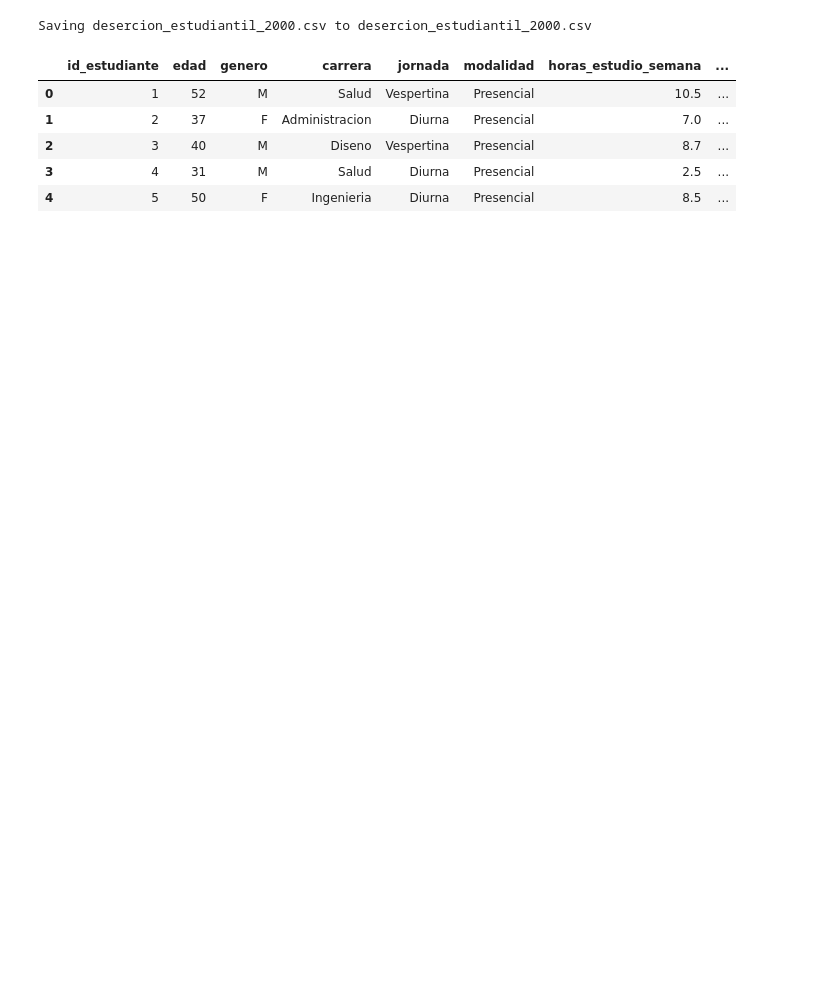
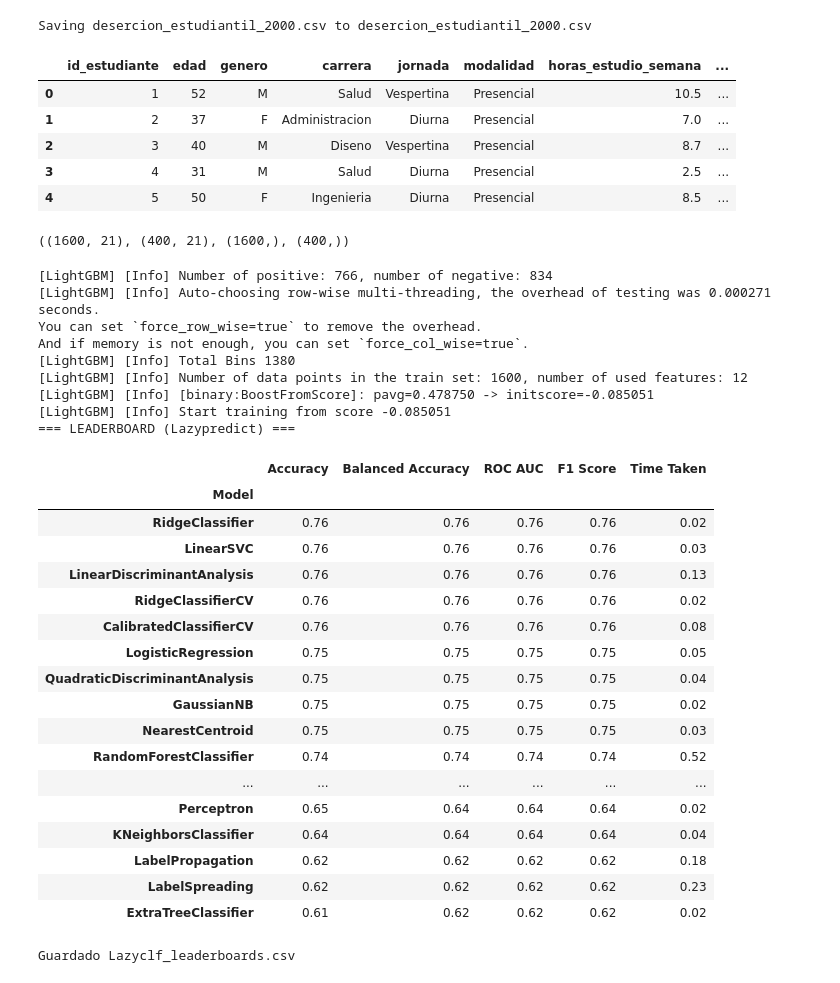
Before and after one commit to milo80-creator/IA_ML, a Jupyter notebook: IA_ML_Clase_06_09_Desercion_Github2.ipynb, the cells around one changed output. Saved outputs shown, nothing was run; the diff lists cells and outputs as text; code cells hidden in the pictures; blank space fills up the shorter version.

```diff
--- a/IA_ML_Clase_06_09_Desercion_Github2.ipynb
+++ b/IA_ML_Clase_06_09_Desercion_Github2.ipynb
@@ -39,0 +55,52 @@ df.head()
+# %%
+X = pd.get_dummies(X, drop_first=True)
+# %%
+X_trval, X_test, y_trval, y_test = train_test_split(X, y, test_size=0.2, random_state=42, stratify=y)
+# %%
+X_train, X_val, y_train, y_val = train_test_split(X_trval, y_trval, test_size=0.25, random_state=42, stratify=y_trval)
+# %%
+import pandas as pd
+X_tr = pd.concat([X_train, X_val], axis=0)
+y_tr = pd.concat([y_train, y_val], axis=0)
+X_tr.shape, X_test.shape, y_tr.shape, y_test.shape
+# %% [output]
+((1600, 21), (400, 21), (1600,), (400,))
+# %%
+from lazypredict.Supervised import LazyClassifier
+clf = LazyClassifier(verbose=0, ignore_warnings=True, custom_metric=None)
+models_df, predictions = clf.fit(X_tr, X_test, y_tr, y_test)
+print("=== LEADERBOARD (Lazypredict) ===")
+models_df.head(25)
+# %% [output]
+[LightGBM] [Info] Number of positive: 766, number of negative: 834
+[LightGBM] [Info] Auto-choosing row-wise multi-threading, the overhead of testing was 0.000271 seconds.
+You can set `force_row_wise=true` to remove the overhead.
+And if memory is not enough, you can set `force_col_wise=true`.
+[LightGBM] [Info] Total Bins 1380
+[LightGBM] [Info] Number of data points in the train set: 1600, number of used features: 12
+[LightGBM] [Info] [binary:BoostFromScore]: pavg=0.478750 -> initscore=-0.085051
+[LightGBM] [Info] Start training from score -0.085051
+=== LEADERBOARD (Lazypredict) ===
+|  | Accuracy | Balanced Accuracy | ROC AUC | F1 Score | Time Taken |
+| Model |  |  |  |  |  |
+| RidgeClassifier | 0.76 | 0.76 | 0.76 | 0.76 | 0.02 |
+| LinearSVC | 0.76 | 0.76 | 0.76 | 0.76 | 0.03 |
+| LinearDiscriminantAnalysis | 0.76 | 0.76 | 0.76 | 0.76 | 0.13 |
+| RidgeClassifierCV | 0.76 | 0.76 | 0.76 | 0.76 | 0.02 |
+| CalibratedClassifierCV | 0.76 | 0.76 | 0.76 | 0.76 | 0.08 |
+| LogisticRegression | 0.75 | 0.75 | 0.75 | 0.75 | 0.05 |
+| QuadraticDiscriminantAnalysis | 0.75 | 0.75 | 0.75 | 0.75 | 0.04 |
+| GaussianNB | 0.75 | 0.75 | 0.75 | 0.75 | 0.02 |
+| NearestCentroid | 0.75 | 0.75 | 0.75 | 0.75 | 0.03 |
+| RandomForestClassifier | 0.74 | 0.74 | 0.74 | 0.74 | 0.52 |
+| ... | ... | ... | ... | ... | ... |
+| Perceptron | 0.65 | 0.64 | 0.64 | 0.64 | 0.02 |
+| KNeighborsClassifier | 0.64 | 0.64 | 0.64 | 0.64 | 0.04 |
+| LabelPropagation | 0.62 | 0.62 | 0.62 | 0.62 | 0.18 |
+| LabelSpreading | 0.62 | 0.62 | 0.62 | 0.62 | 0.23 |
+| ExtraTreeClassifier | 0.61 | 0.62 | 0.62 | 0.62 | 0.02 |
+# %%
+models_df.to_csv("Lazyclf_leaderboards.csv", index=True)
+print("Guardado Lazyclf_leaderboards.csv")
+# %% [output]
+Guardado Lazyclf_leaderboards.csv
```
Also changed, not shown: parts of 2 cells of this notebook.
